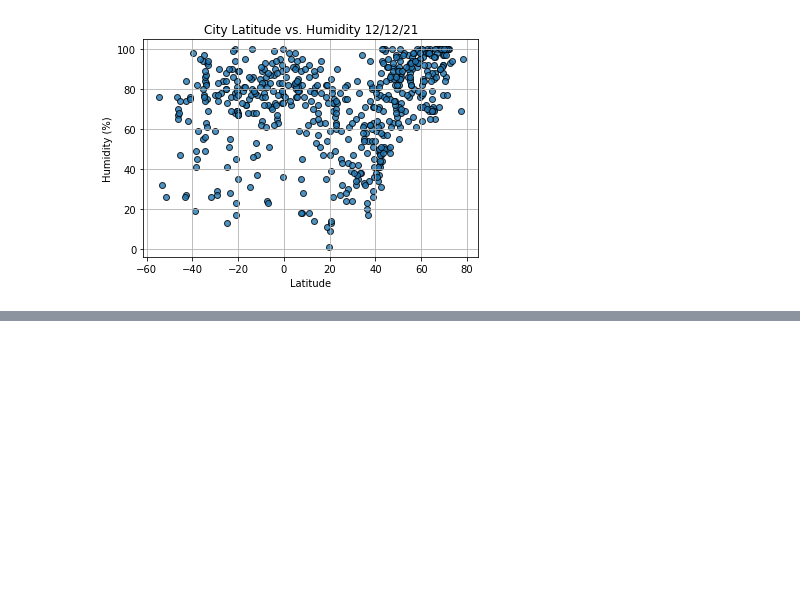
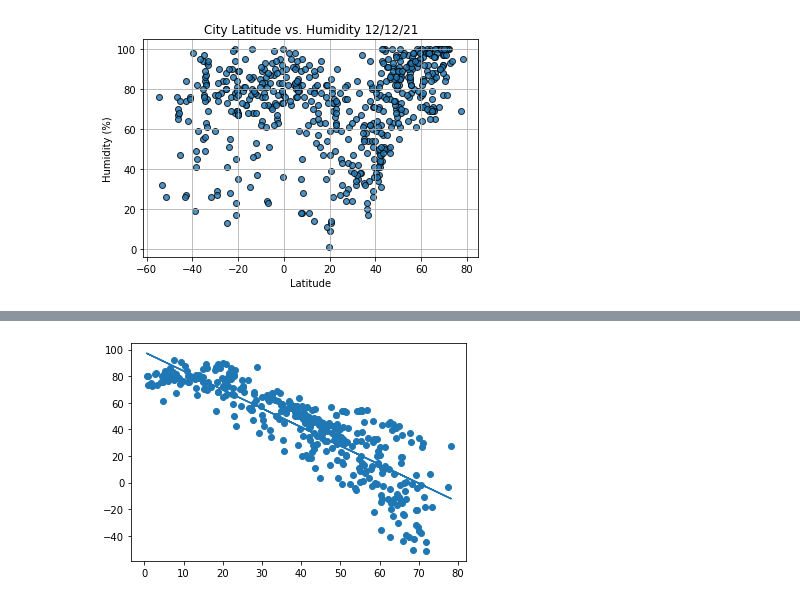
Before and after one commit to mmanackal/World_Weather_Analysis, a Jupyter notebook: WeatherPy.ipynb, the cells around one changed output, grey strips where cells are left out. Saved outputs shown, nothing was run; the diff lists cells and outputs as text; code cells hidden in the pictures; blank space fills up the shorter version.

```diff
--- a/WeatherPy.ipynb
+++ b/WeatherPy.ipynb
@@ -244,0 +306,4 @@ plt.show()
+# %%
+# Create Northern and Southern Hemisphere DataFrames.
+northern_hemi_df = city_data_df.loc[(city_data_df["Lat"] >= 0)]
+southern_hemi_df = city_data_df.loc[(city_data_df["Lat"] < 0)]
@@ -244,0 +328,10 @@ plt.show()
+# %%
+# Linear regression on the Northern Hemisphere
+x_values = northern_hemi_df["Lat"]
+y_values = northern_hemi_df["Max Temp"]
+plt.scatter(x_values, y_values,)
+m, b = np.polyfit(x_values, y_values, 1)
+plt.plot(x_values, m*x_values + b)
+plt.show()
+# %% [output]
+[figure, added]
```
Also changed, not shown: parts of 12 cells of this notebook.
